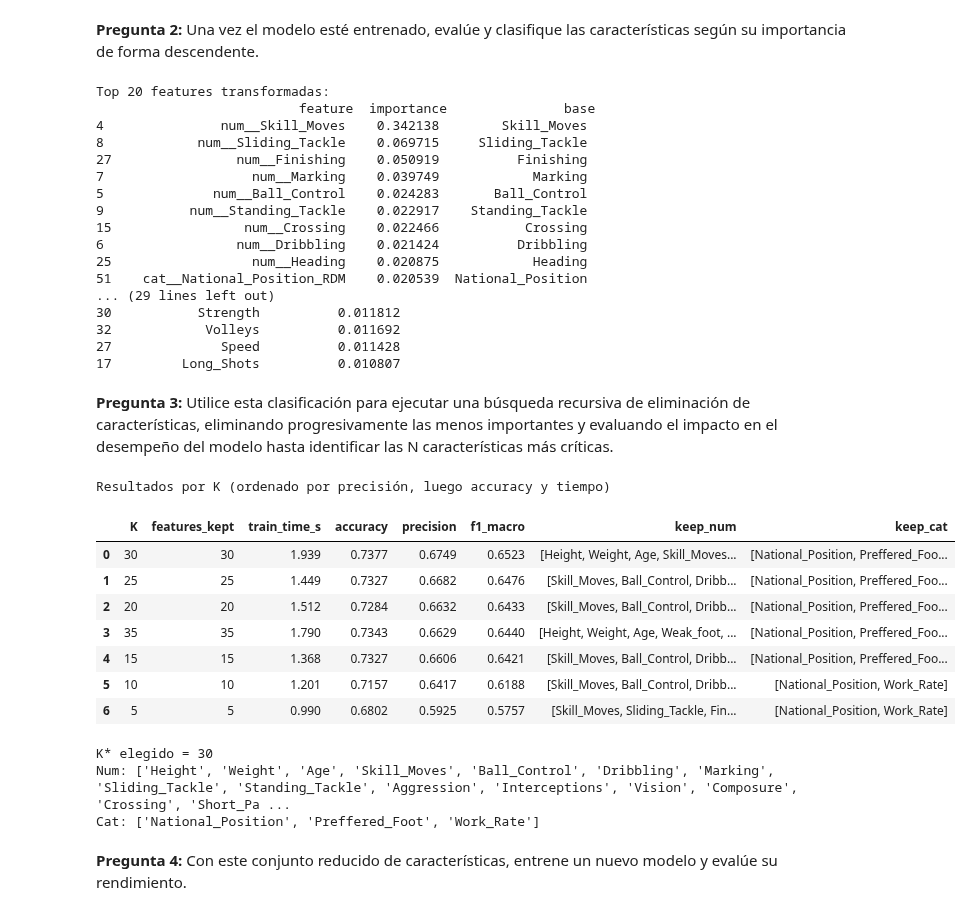
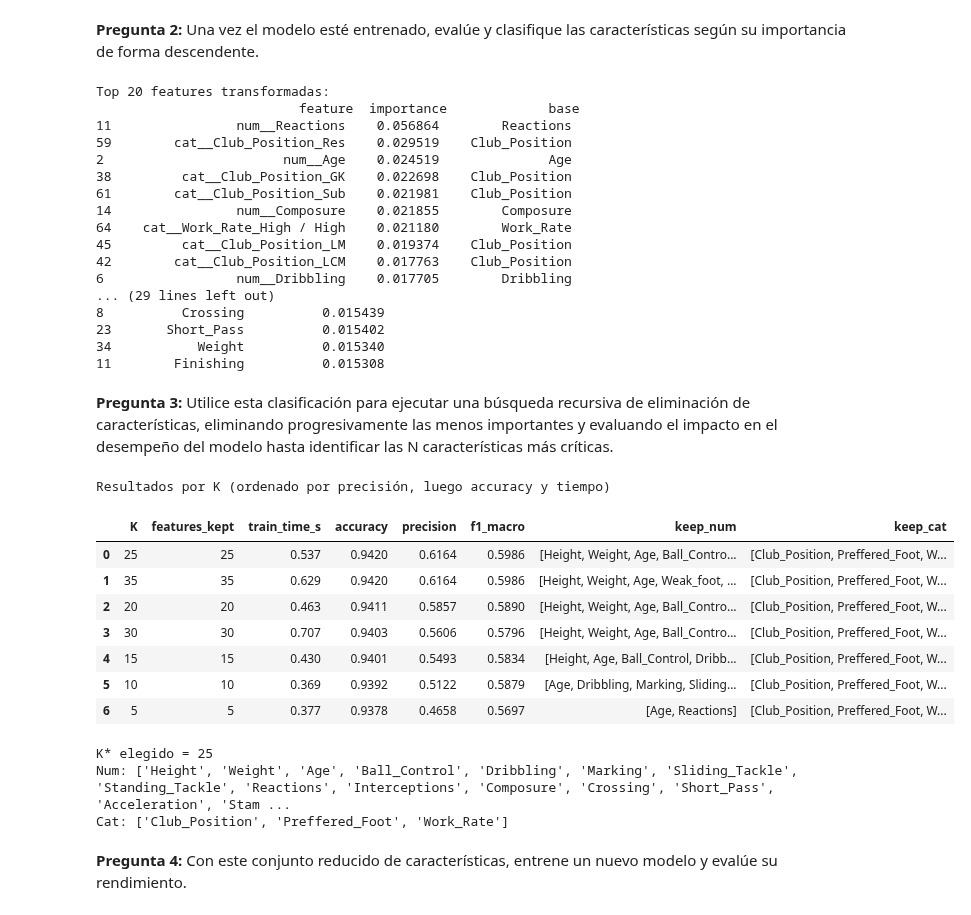
Before and after one commit to Tamaracarrasco/TamoJosha-Lab-de-Prog-MDS-Prim2025, a Jupyter notebook: Laboratorios/Laboratorio_5/Lab5_enunciado.ipynb, the cells around one changed output. Cells and saved outputs as stored; diff of their text form; code cells hidden in the pictures.

```diff
--- a/Laboratorios/Laboratorio_5/Lab5_enunciado.ipynb
+++ b/Laboratorios/Laboratorio_5/Lab5_enunciado.ipynb
@@ -1190,13 +1105,13 @@ Notar que con esta metodologia buscamos encontrar un punto entermedio entre núm
 from sklearn.metrics import accuracy_score
 
 # Datos
-df = data_copy.copy()
-X = df.drop(columns=["Club_Position", "label"])
+df = data.copy()
+X = df.drop(columns=["National_Position", "label"])
 y = df["label"].copy()
 
 # Columnas por tipo
 num_cols = X.select_dtypes(include=[np.number]).columns.tolist()
-cat_cols = [c for c in ["National_Position", "Preffered_Foot", "Work_Rate"] if c in X.columns]
+cat_cols = [c for c in ["Club_Position", "Preffered_Foot", "Work_Rate"] if c in X.columns]
 
 # Preprocesamiento
 num_pipe = Pipeline([
@@ -1306,22 +1217,22 @@ imp_df_full = imp_df.copy()
 agg_imp_full = agg_imp.copy()
 # %% [output]
 Top 20 features transformadas:
-                          feature  importance               base
-4               num__Skill_Moves    0.342138        Skill_Moves
-8            num__Sliding_Tackle    0.069715     Sliding_Tackle
-27                num__Finishing    0.050919          Finishing
-7                   num__Marking    0.039749            Marking
-5              num__Ball_Control    0.024283       Ball_Control
-9           num__Standing_Tackle    0.022917    Standing_Tackle
-15                 num__Crossing    0.022466           Crossing
-6                 num__Dribbling    0.021424          Dribbling
-25                  num__Heading    0.020875            Heading
-51    cat__National_Position_RDM    0.020539  National_Position
+                          feature  importance             base
+11                num__Reactions    0.056864        Reactions
+59        cat__Club_Position_Res    0.029519    Club_Position
+2                       num__Age    0.024519              Age
+38         cat__Club_Position_GK    0.022698    Club_Position
+61        cat__Club_Position_Sub    0.021981    Club_Position
+14                num__Composure    0.021855        Composure
+64    cat__Work_Rate_High / High    0.021180        Work_Rate
+45         cat__Club_Position_LM    0.019374    Club_Position
+42        cat__Club_Position_LCM    0.017763    Club_Position
+6                 num__Dribbling    0.017705        Dribbling
 ... (29 lines left out)
-30           Strength          0.011812
-32            Volleys          0.011692
-27              Speed          0.011428
-17         Long_Shots          0.010807
+8          Crossing          0.015439
+23       Short_Pass          0.015402
+34           Weight          0.015340
+11        Finishing          0.015308
 # %% [markdown]
 **Pregunta 3:** Utilice esta clasificación para ejecutar una búsqueda recursiva de eliminación de características, eliminando progresivamente las menos importantes y evaluando el impacto en el desempeño del modelo hasta identificar las N características más críticas.
 # %%
@@ -1331,16 +1242,10 @@ from sklearn.metrics import accuracy_score, precision_score, f1_score
 
 
 # Prepara/recupera el encoding del target (NUMÉRICO)
-try:
-    le_y_global
-    y_train_full_enc
-    y_test_full_enc
-    n_classes
-except NameError:
-    le_y_global = LabelEncoder()
-    y_train_full_enc = le_y_global.fit_transform(y_train_full)
-    y_test_full_enc  = le_y_global.transform(y_test_full)
-    n_classes = len(le_y_global.classes_)
+le_y_global = LabelEncoder()
+y_train_full_enc = le_y_global.fit_transform(y_train_full)
+y_test_full_enc  = le_y_global.transform(y_test_full)
+n_classes = len(le_y_global.classes_)
 is_binary = (n_classes == 2)
 pos_label_enc = (le_y_global.transform([le_y_global.classes_[-1]])[0] if is_binary else None)
 
@@ -1412,43 +1317,43 @@ for K in K_list:
 
     results.append({
         "K": K,
         "features_kept": K,
         "train_time_s": round(dur, 3),
         "accuracy": round(acc, 4),
         "precision": round(prec, 4),
         "f1_macro": round(f1, 4),
         "keep_num": keep_num,
         "keep_cat": keep_cat
     })
 
 # Tabla de resultados
 res_df = pd.DataFrame(results).sort_values(
     ["precision", "accuracy", "train_time_s"],
     ascending=[False, False, True]
 ).reset_index(drop=True)
 
 print("Resultados por K (ordenado por precisión, luego accuracy y tiempo)")
 display(res_df.head(10))
 
 # Mejor K según criterio
 best_row = res_df.iloc[0]
 K_best = int(best_row["K"])
 keep_num_best = best_row["keep_num"]
 keep_cat_best = best_row["keep_cat"]
 print(f"\nK* elegido = {K_best}\nNum: {keep_num_best}\nCat: {keep_cat_best}")
 # %% [output]
 Resultados por K (ordenado por precisión, luego accuracy y tiempo)
 |  | K | features_kept | train_time_s | accuracy | precision | f1_macro | keep_num | keep_cat |
-| 0 | 30 | 30 | 1.939 | 0.7377 | 0.6749 | 0.6523 | [Height, Weight, Age, Skill_Moves... | [National_Position, Preffered_Foo... |
-| 1 | 25 | 25 | 1.449 | 0.7327 | 0.6682 | 0.6476 | [Skill_Moves, Ball_Control, Dribb... | [National_Position, Preffered_Foo... |
-| 2 | 20 | 20 | 1.512 | 0.7284 | 0.6632 | 0.6433 | [Skill_Moves, Ball_Control, Dribb... | [National_Position, Preffered_Foo... |
-| 3 | 35 | 35 | 1.790 | 0.7343 | 0.6629 | 0.6440 | [Height, Weight, Age, Weak_foot, ... | [National_Position, Preffered_Foo... |
-| 4 | 15 | 15 | 1.368 | 0.7327 | 0.6606 | 0.6421 | [Skill_Moves, Ball_Control, Dribb... | [National_Position, Preffered_Foo... |
-| 5 | 10 | 10 | 1.201 | 0.7157 | 0.6417 | 0.6188 | [Skill_Moves, Ball_Control, Dribb... | [National_Position, Work_Rate] |
-| 6 | 5 | 5 | 0.990 | 0.6802 | 0.5925 | 0.5757 | [Skill_Moves, Sliding_Tackle, Fin... | [National_Position, Work_Rate] |
+| 0 | 25 | 25 | 0.537 | 0.9420 | 0.6164 | 0.5986 | [Height, Weight, Age, Ball_Contro... | [Club_Position, Preffered_Foot, W... |
+| 1 | 35 | 35 | 0.629 | 0.9420 | 0.6164 | 0.5986 | [Height, Weight, Age, Weak_foot, ... | [Club_Position, Preffered_Foot, W... |
+| 2 | 20 | 20 | 0.463 | 0.9411 | 0.5857 | 0.5890 | [Height, Weight, Age, Ball_Contro... | [Club_Position, Preffered_Foot, W... |
+| 3 | 30 | 30 | 0.707 | 0.9403 | 0.5606 | 0.5796 | [Height, Weight, Age, Ball_Contro... | [Club_Position, Preffered_Foot, W... |
+| 4 | 15 | 15 | 0.430 | 0.9401 | 0.5493 | 0.5834 | [Height, Age, Ball_Control, Dribb... | [Club_Position, Preffered_Foot, W... |
+| 5 | 10 | 10 | 0.369 | 0.9392 | 0.5122 | 0.5879 | [Age, Dribbling, Marking, Sliding... | [Club_Position, Preffered_Foot, W... |
+| 6 | 5 | 5 | 0.377 | 0.9378 | 0.4658 | 0.5697 | [Age, Reactions] | [Club_Position, Preffered_Foot, W... |
-K* elegido = 30
-Num: ['Height', 'Weight', 'Age', 'Skill_Moves', 'Ball_Control', 'Dribbling', 'Marking', 'Sliding_Tackle', 'Standing_Tackle', 'Aggression', 'Interceptions', 'Vision', 'Composure', 'Crossing', 'Short_Pa ...
-Cat: ['National_Position', 'Preffered_Foot', 'Work_Rate']
+K* elegido = 25
+Num: ['Height', 'Weight', 'Age', 'Ball_Control', 'Dribbling', 'Marking', 'Sliding_Tackle', 'Standing_Tackle', 'Reactions', 'Interceptions', 'Composure', 'Crossing', 'Short_Pass', 'Acceleration', 'Stam ...
+Cat: ['Club_Position', 'Preffered_Foot', 'Work_Rate']
 # %% [markdown]
 **Pregunta 4:** Con este conjunto reducido de características, entrene un nuevo modelo y evalúe su rendimiento.
 # %%
```
Also changed, not shown: parts of 8 cells of this notebook.
